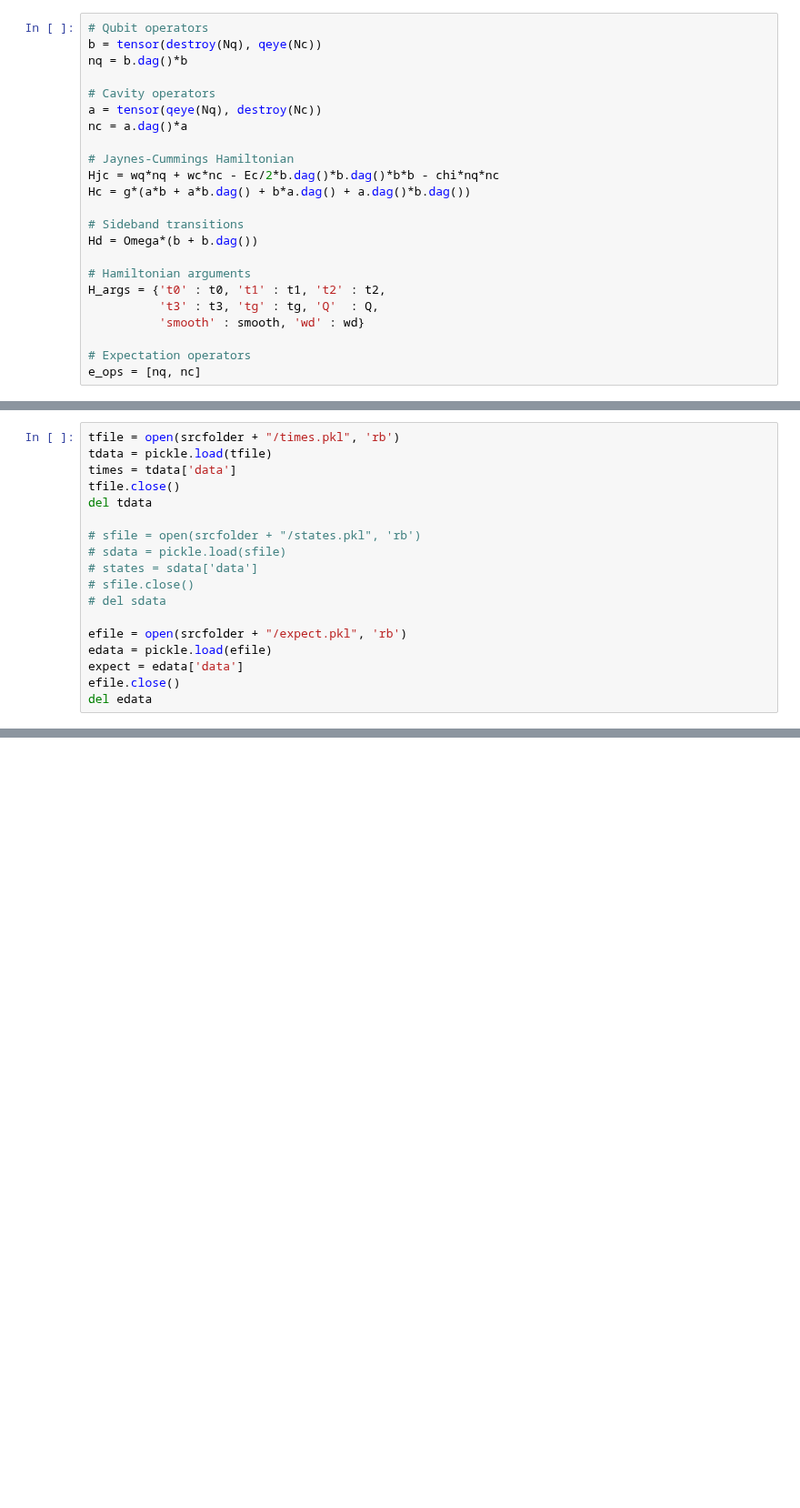
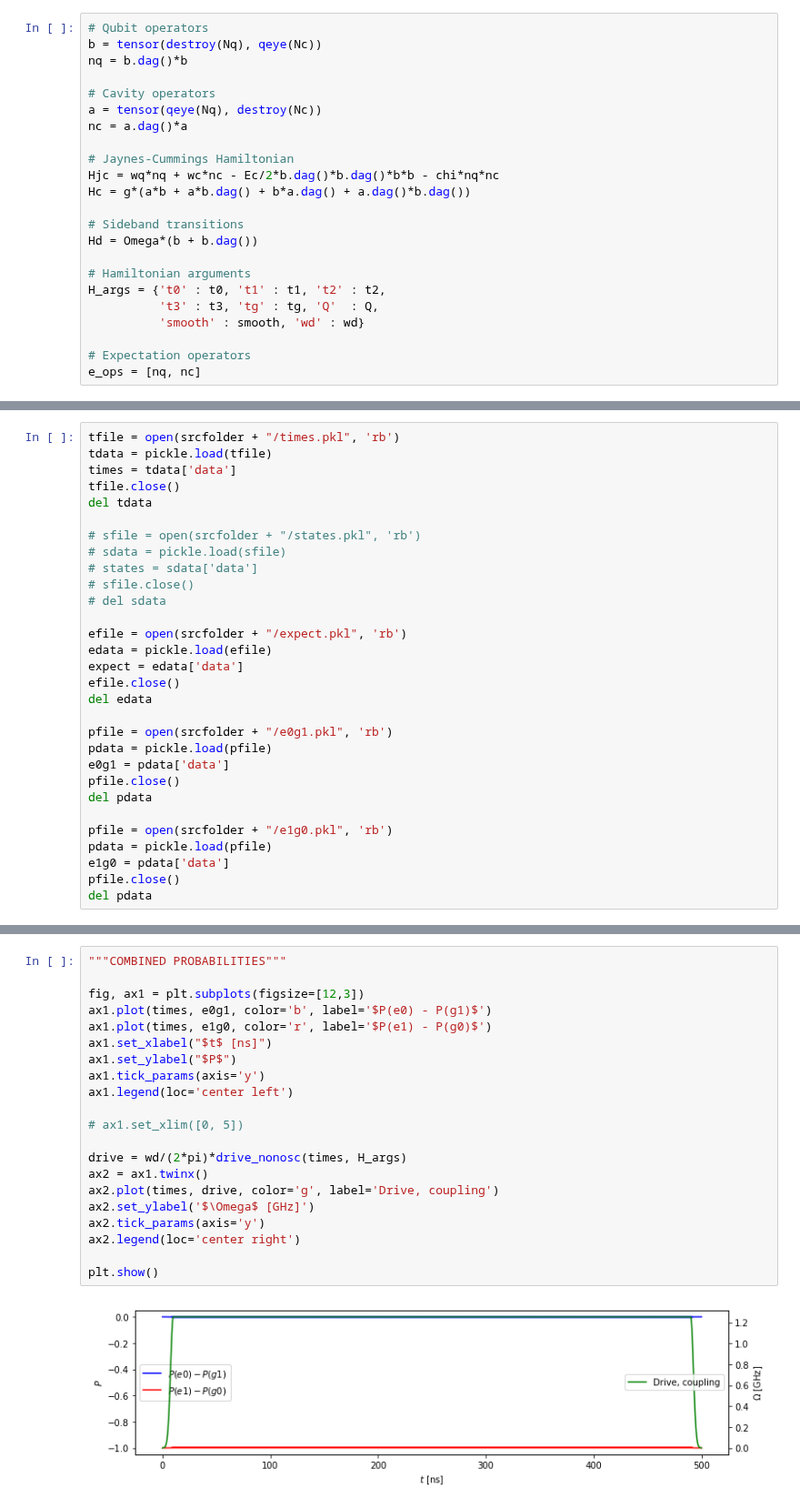
Before and after one commit to wouterkesselsap/thesis, a Jupyter notebook: 2p_sideband.ipynb, the cells around one changed output, grey strips where cells are left out. Shown at 91% size. Saved outputs shown, nothing was run; the diff lists cells and outputs as text; blank space fills up the shorter version.

```diff
--- a/2p_sideband.ipynb
+++ b/2p_sideband.ipynb
@@ -175,4 +173,16 @@ edata = pickle.load(efile)
 expect = edata['data']
 efile.close()
 del edata
+
+pfile = open(srcfolder + "/e0g1.pkl", 'rb')
+pdata = pickle.load(pfile)
+e0g1 = pdata['data']
+pfile.close()
+del pdata
+
+pfile = open(srcfolder + "/e1g0.pkl", 'rb')
+pdata = pickle.load(pfile)
+e1g0 = pdata['data']
+pfile.close()
+del pdata
 # %%
@@ -198,0 +211,23 @@ plt.show()
+# %%
+"""COMBINED PROBABILITIES"""
+
+fig, ax1 = plt.subplots(figsize=[12,3])
+ax1.plot(times, e0g1, color='b', label='$P(e0) - P(g1)$')
+ax1.plot(times, e1g0, color='r', label='$P(e1) - P(g0)$')
+ax1.set_xlabel("$t$ [ns]")
+ax1.set_ylabel("$P$")
+ax1.tick_params(axis='y')
+ax1.legend(loc='center left')
+
+# ax1.set_xlim([0, 5])
+
+drive = wd/(2*pi)*drive_nonosc(times, H_args)
+ax2 = ax1.twinx()
+ax2.plot(times, drive, color='g', label='Drive, coupling')
+ax2.set_ylabel('$\Omega$ [GHz]')
+ax2.tick_params(axis='y')
+ax2.legend(loc='center right')
+
+plt.show()
+# %% [output]
+[figure, added]
```
Also changed, not shown: parts of 11 cells of this notebook, 1 other file.
